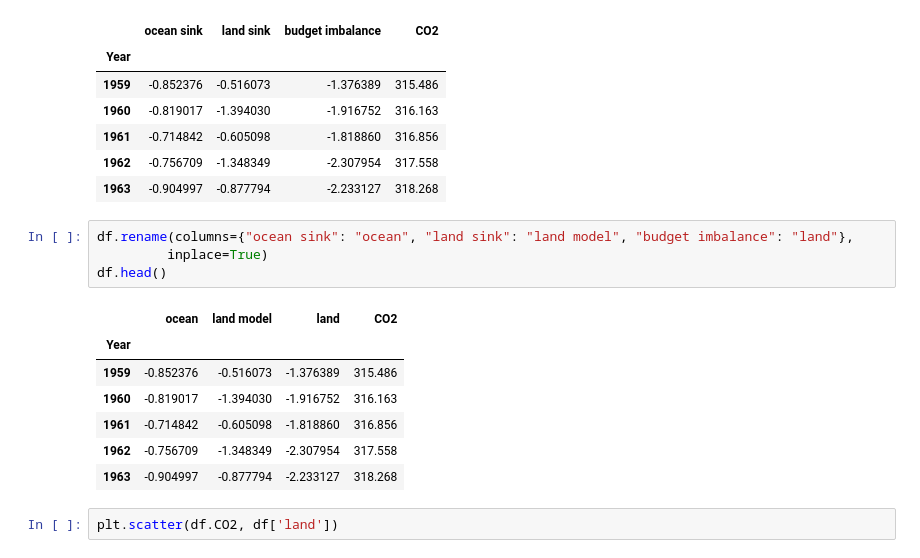
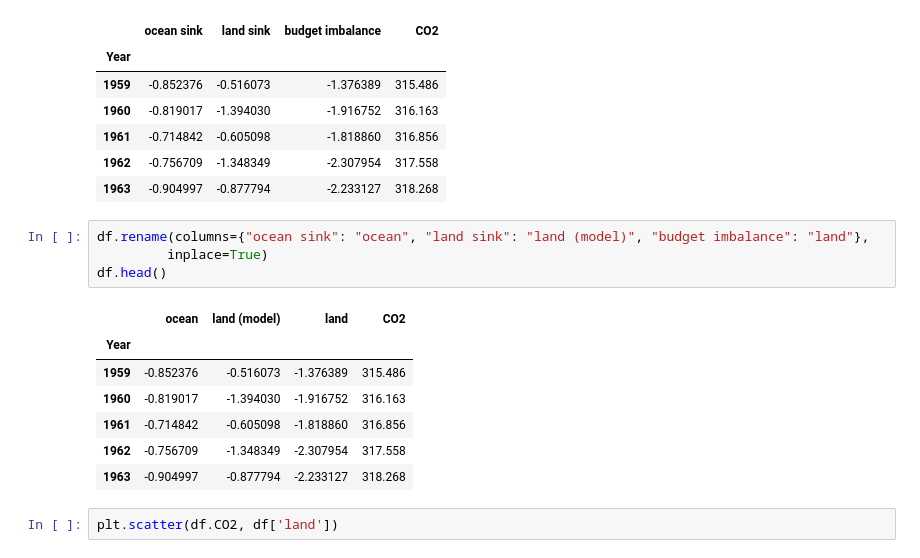
Before and after one commit to rursino/carbon-cycle-feedbacks, a Jupyter notebook: Peylin_flux/Notebooks/CO2_reg.ipynb, the cells around one changed output. Drawn from its saved outputs; the diff is of its cells as text.

```diff
--- a/Peylin_flux/Notebooks/CO2_reg.ipynb
+++ b/Peylin_flux/Notebooks/CO2_reg.ipynb
@@ -50,11 +50,11 @@ df.head()
 | 1962 | -0.756709 | -1.348349 | -2.307954 | 317.558 |
 | 1963 | -0.904997 | -0.877794 | -2.233127 | 318.268 |
 # %%
-df.rename(columns={"ocean sink": "ocean", "land sink": "land model", "budget imbalance": "land"},
+df.rename(columns={"ocean sink": "ocean", "land sink": "land (model)", "budget imbalance": "land"},
          inplace=True)
 df.head()
 # %% [output]
-|  | ocean | land model | land | CO2 |
+|  | ocean | land (model) | land | CO2 |
 | Year |  |  |  |  |
 | 1959 | -0.852376 | -0.516073 | -1.376389 | 315.486 |
 | 1960 | -0.819017 | -1.394030 | -1.916752 | 316.163 |
```
Also changed, not shown: parts of 11 cells of this notebook, 2 other files.
